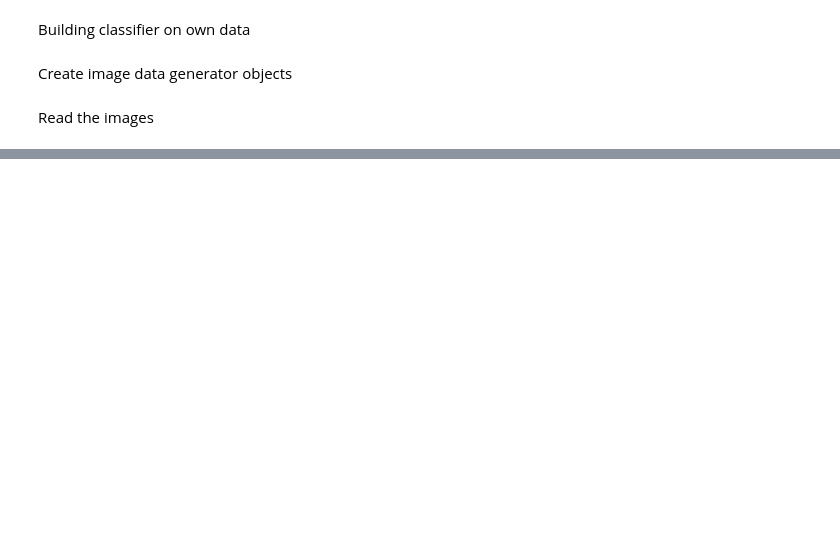
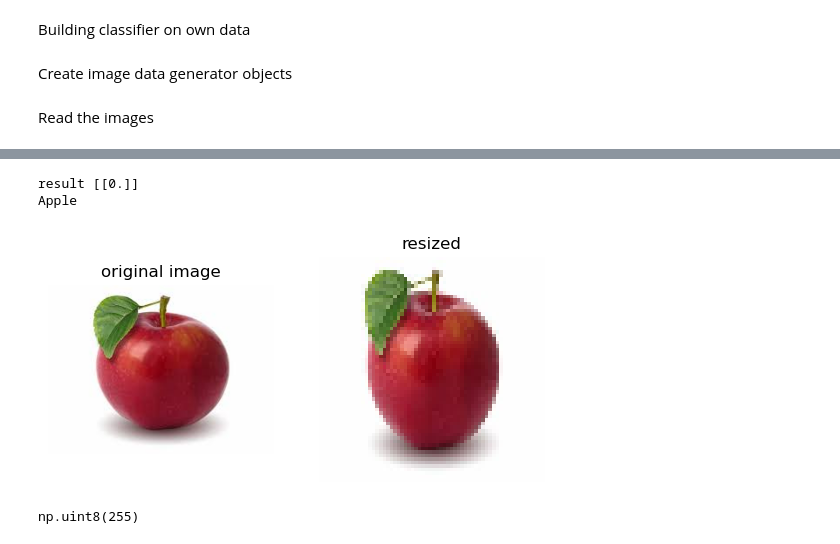
Before and after one commit to DAI-ai-code/NLP-CV, a Jupyter notebook: CV/day3/9_fruits.ipynb, the cells around one changed output, grey strips where cells are left out. Cells and saved outputs as stored; diff of their text form; code cells hidden in the pictures; blank space fills up the shorter version.

```diff
--- a/CV/day3/9_fruits.ipynb
+++ b/CV/day3/9_fruits.ipynb
@@ -28,0 +137,11 @@ test = test_datagen.flow_from_directory(test_dir)
+# %%
+img = cv2.imread('../input/images/fruits/sample2.jpg')
+predict_img(img)
+# %% [output]
+result [[0.]]
+Apple
+[figure, added]
+# %%
+img.max()
+# %% [output]
+np.uint8(255)
```
Also changed, not shown: parts of 9 cells of this notebook, 5 other files.
